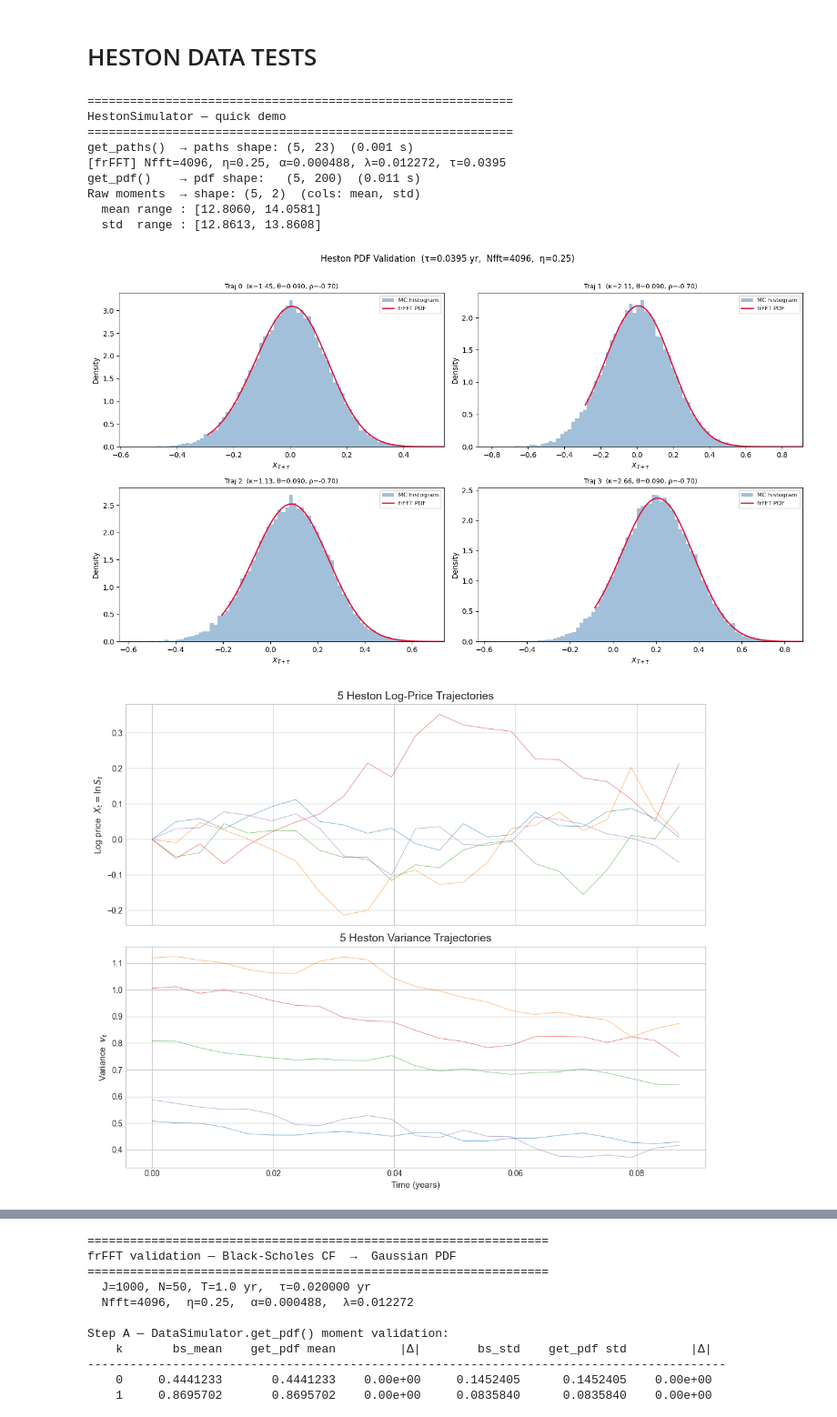
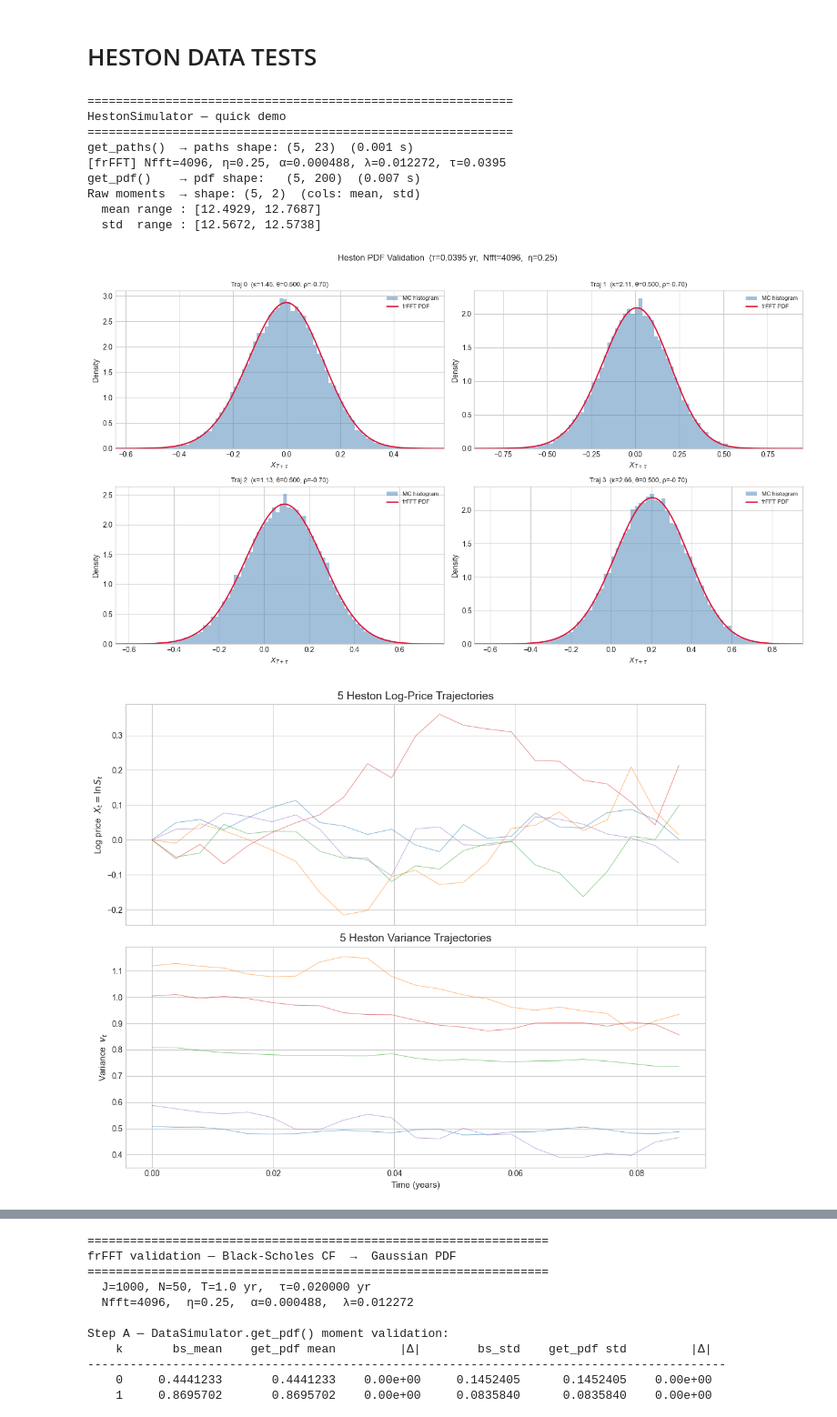
Before and after one commit to matteorofrano/CGAN-for-probability-distribution-generation, a Jupyter notebook: tests.ipynb, the cells around one changed output, grey strips where cells are left out. Shown at 91% size. Drawn from its saved outputs; the diff is of its cells as text; code cells hidden in the pictures.

```diff
--- a/tests.ipynb
+++ b/tests.ipynb
@@ -1796,8 +1796,8 @@ sim = HestonSimulator(
     mu_range      = (0.05, 0.05),     # risk-free rate (constant)
     v0_range      = (0.1, 1.2),     # initial variance (vol ≈ 20–30%)
     kappa_range   = (1.0, 3.0),       # mean-reversion speed
-    theta_range   = (0.09, 0.09),     # long-run variance
-    sigma_v_range = (0.3, 0.6),       # vol-of-vol
+    theta_range   = (0.5, 0.5),     # long-run variance
+    sigma_v_range = (0.1, 0.9),       # vol-of-vol
     rho_range     = (-0.7, -0.7),     # spot-vol correlation (negative)
     T             = round(22/252, 3),  # Time horizon (monthly)
     N             = 22,              # daily steps
@@ -1816,38 +1816,38 @@ print(f"get_paths()  → paths shape: {sim.paths.shape}  "       # type: ignore
 t0 = time.perf_counter()
 pdf = sim.get_pdf(n_steps_ahead=10, n_bins=200,
                     Nfft=4096, eta=0.25, verbose=True)
 print(f"get_pdf()    → pdf shape:   {pdf.shape}  "
         f"({time.perf_counter()-t0:.3f} s)")
 
 # ── Raw moments (no binning) ──────────────────────────────────────────────
 sim.bins = None    # reset bins so get_pdf recomputes
 pdf_raw = sim.get_pdf(n_steps_ahead=10, n_bins=0, Nfft=4096)
 print(f"Raw moments  → shape: {pdf_raw.shape}  "
         f"(cols: mean, std)")
 print(f"  mean range : [{pdf_raw[:, 0].min():.4f}, {pdf_raw[:, 0].max():.4f}]")
 print(f"  std  range : [{pdf_raw[:, 1].min():.4f}, {pdf_raw[:, 1].max():.4f}]")
 
 # ── Visual validation: frFFT PDF vs. MC histogram ─────────────────────────
 sim.plot_pdf_comparison(
     trajectory_indices=[0, 1, 2, 3],
     mc_sims=30_000,
     n_steps_ahead=10,
 )
 
 # ── Path plot (log-price + variance) ─────────────────────────────────────
 sim.plot()
 # %% [output]
 ============================================================
 HestonSimulator — quick demo
 ============================================================
 get_paths()  → paths shape: (5, 23)  (0.001 s)
 [frFFT] Nfft=4096, η=0.25, α=0.000488, λ=0.012272, τ=0.0395
-get_pdf()    → pdf shape:   (5, 200)  (0.011 s)
+get_pdf()    → pdf shape:   (5, 200)  (0.007 s)
 Raw moments  → shape: (5, 2)  (cols: mean, std)
-  mean range : [12.8060, 14.0581]
-  std  range : [12.8613, 13.8608]
+  mean range : [12.4929, 12.7687]
+  std  range : [12.5672, 12.5738]
-[figure, old version]
+[figure, new version]
-[figure, old version]
+[figure, new version]
 [figure]
 # %%
 """
```
Also changed, not shown: 3 other files.
